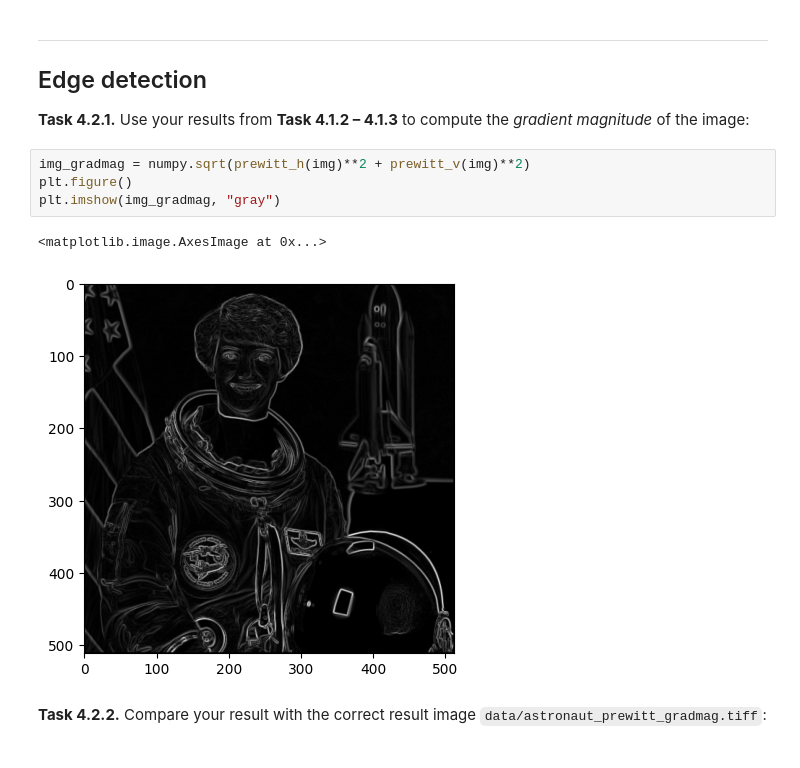
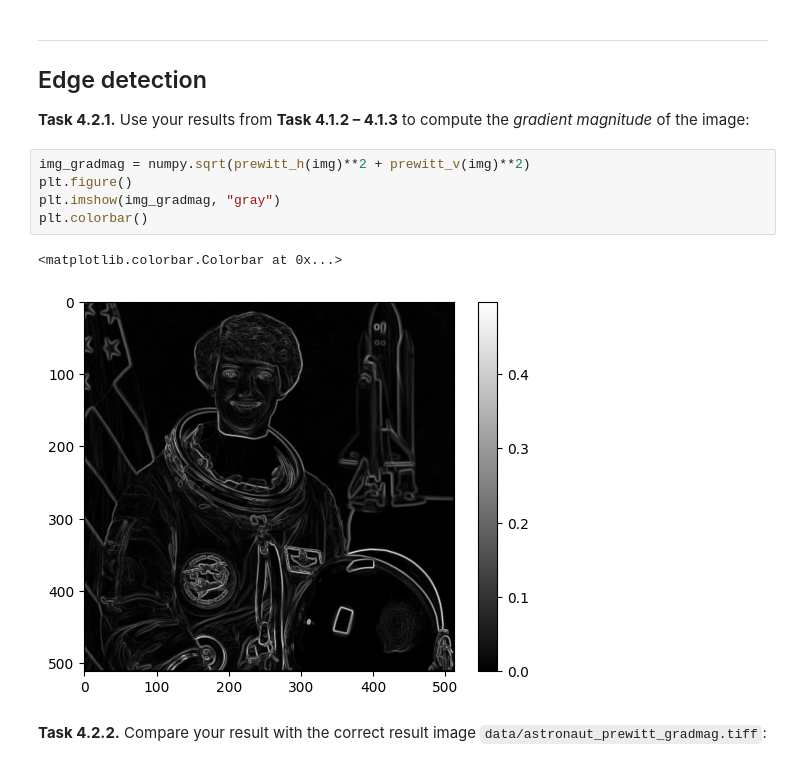
Before and after one commit to balint-bozoki/mobi-fs3-python, a Jupyter notebook: task4.ipynb, the cells around one changed output. Cells and saved outputs as stored; diff of their text form.

```diff
--- a/task4.ipynb
+++ b/task4.ipynb
@@ -115,10 +101,11 @@ assert numpy.allclose(prewitt_v_ref, img_prewitt_v, atol=1/255)
 # %%
 img_gradmag = numpy.sqrt(prewitt_h(img)**2 + prewitt_v(img)**2)
 plt.figure()
 plt.imshow(img_gradmag, "gray")
+plt.colorbar()
 # %% [output]
-<matplotlib.image.AxesImage at 0x...>
+<matplotlib.colorbar.Colorbar at 0x...>
-[figure, old version]
+[figure, new version]
 # %% [markdown]
 **<a id="#">Task 4.2.2.</a>** Compare your result with the correct result image `data/astronaut_prewitt_gradmag.tiff`:
 # %%
```
Also changed, not shown: parts of 7 cells of this notebook.
